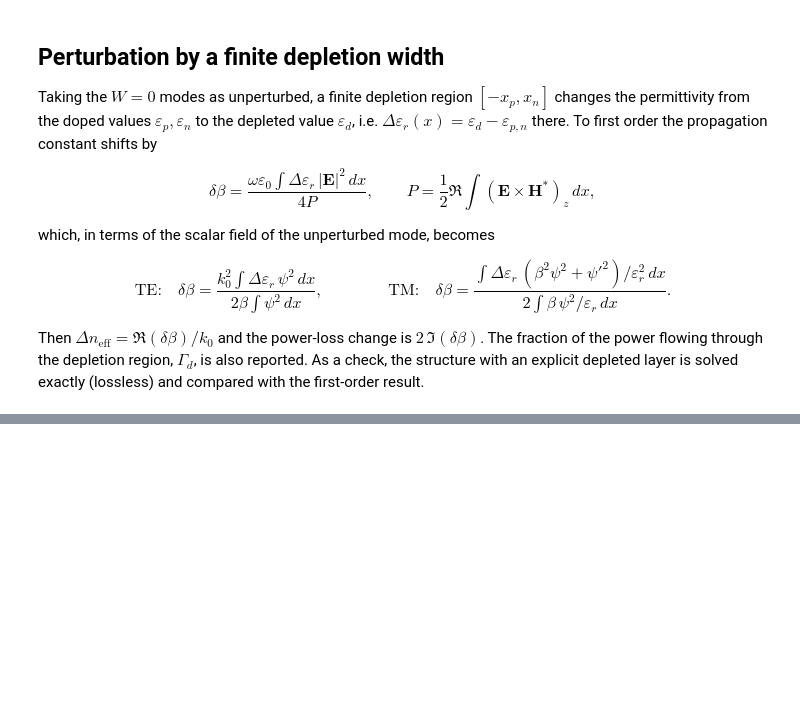
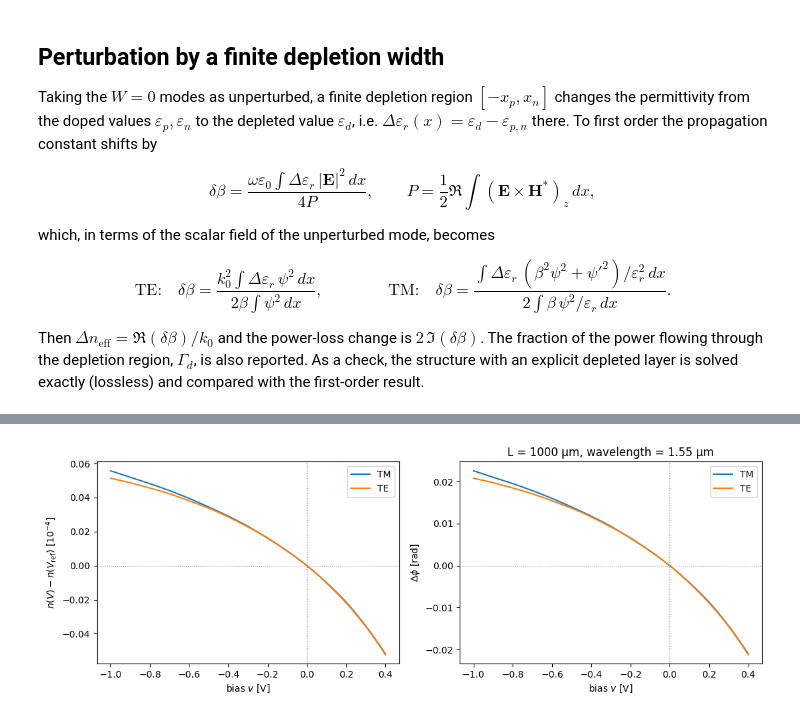
Before and after one commit to EpsilonForge/PhotonicModulatorModels, a Jupyter notebook: pn_junction_phase_shifter.ipynb, the cells around one changed output, grey strips where cells are left out. Cells and saved outputs as stored; diff of their text form; code cells hidden in the pictures; blank space fills up the shorter version.

```diff
--- a/pn_junction_phase_shifter.ipynb
+++ b/pn_junction_phase_shifter.ipynb
@@ -654,0 +589,48 @@ plt.show()
+# %%
+# ---- Phase response ----
+from scipy.interpolate import PchipInterpolator
+
+DEVICE_LENGTH_UM = 1000.0     # phase-shifter length L [um]
+V_REF = 0.0                   # reference bias for the phase change [V]
+
+# Effective index n(V) from a monotonic interpolation of the first-order Delta n_eff(V)
+N_EFF_W0 = {pol: beta_w0_by_polarization[pol] / K0_UM for pol in POLARIZATIONS}
+DELTA_N = {pol: PchipInterpolator(v_valid, sweep_array(pol, "d_neff")) for pol in POLARIZATIONS}
+
+
+def n_eff(v_bias, polarization=POLARIZATION):
+    """Effective index n(V) of the fundamental mode, for a scalar or an array of biases [V]."""
+    v = np.clip(v_bias, v_valid[0], v_valid[-1])
+    return N_EFF_W0[polarization] + DELTA_N[polarization](v)
+
+
+def phase(v_bias, length_um=DEVICE_LENGTH_UM, polarization=POLARIZATION):
+    """Accumulated phase phi(V) = 2 pi n(V) L / lambda_0 [rad]."""
+    return 2 * np.pi * length_um / WAVELENGTH_UM * n_eff(v_bias, polarization)
+
+
+def phase_change(v_bias, length_um=DEVICE_LENGTH_UM, polarization=POLARIZATION, v_ref=V_REF):
+    """Phase change phi(V) - phi(v_ref) [rad]."""
+    return phase(v_bias, length_um, polarization) - phase(v_ref, length_um, polarization)
+
+
+v_plot = np.linspace(v_valid[0], v_valid[-1], 201)
+fig, ax = plt.subplots(1, 2, figsize=(11, 4))
+for pol in POLARIZATIONS:
+    color = POLARIZATION_COLORS[pol]
+    ax[0].plot(v_plot, 1e4 * (n_eff(v_plot, pol) - n_eff(V_REF, pol)), color=color, label=pol)
+    ax[1].plot(v_plot, phase_change(v_plot, polarization=pol), color=color, label=pol)
+for a in ax:
+    a.axvline(V_REF, color="gray", linestyle=":", linewidth=1.0)
+    a.legend()
+ax[0].axhline(0, color="gray", linestyle=":", linewidth=0.8)
+ax[0].set_xlabel("bias $v$ [V]")
+ax[0].set_ylabel(r"$n(V) - n(V_\mathrm{ref})$ [$10^{-4}$]")
+ax[1].axhline(0, color="gray", linestyle=":", linewidth=0.8)
+ax[1].set_xlabel("bias $v$ [V]")
+ax[1].set_ylabel(r"$\Delta\phi$ [rad]")
+ax[1].set_title(f"L = {DEVICE_LENGTH_UM:.0f} µm, wavelength = {WAVELENGTH_UM:.2f} µm")
+fig.tight_layout()
+plt.show()
+# %% [output]
+[figure, added]
```
Also changed, not shown: parts of 12 cells of this notebook, 1 other file.
